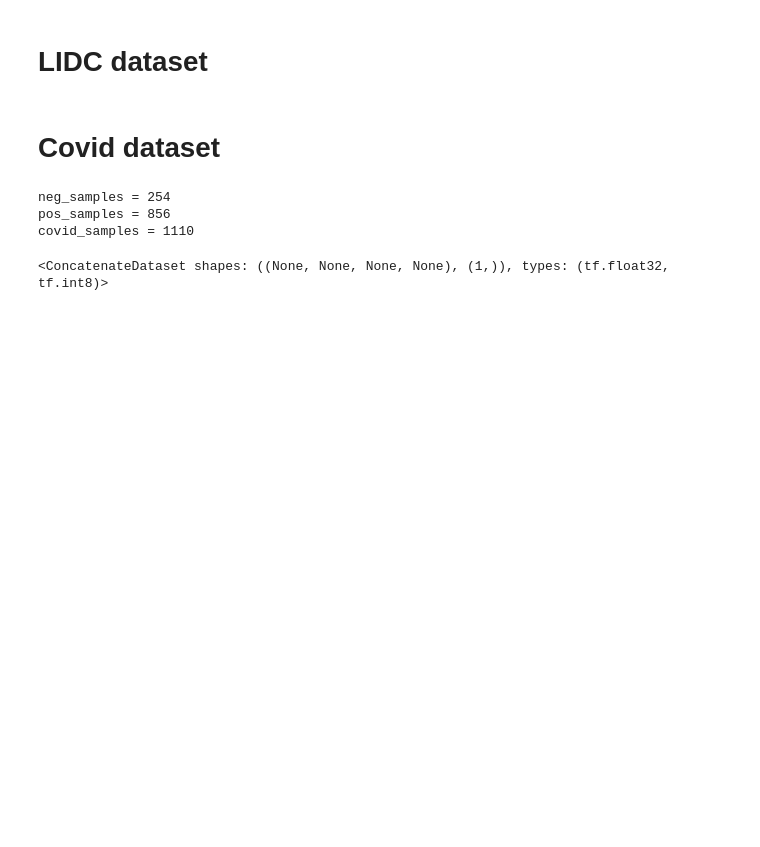
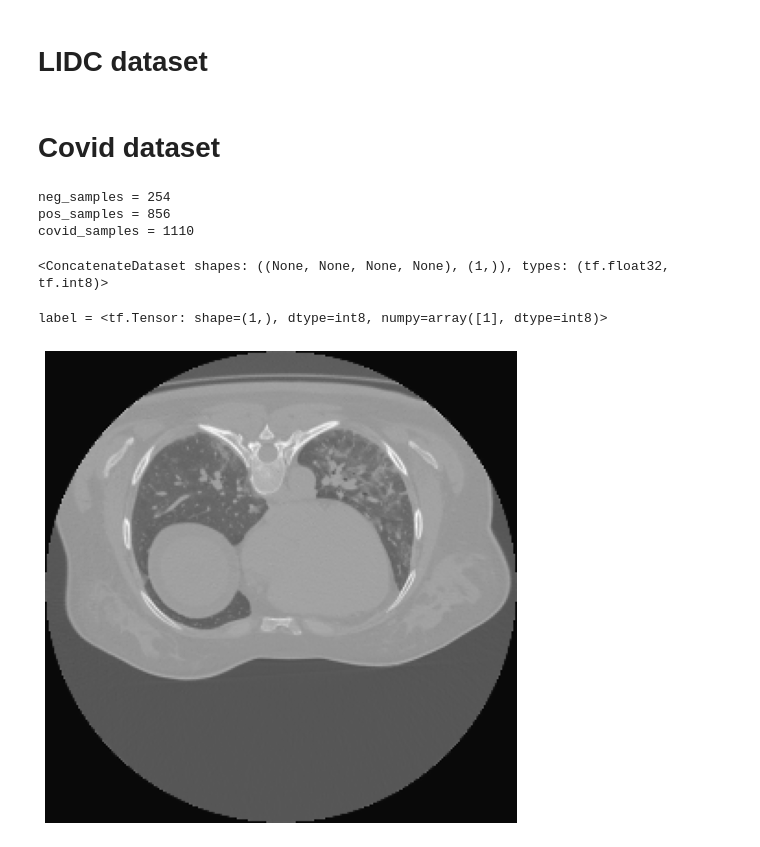
Before and after one commit to ceccoemi/ct-scan-ml, a Jupyter notebook: covid.ipynb, the cells around one changed output. Cells and saved outputs as stored; diff of their text form; code cells hidden in the pictures; blank space fills up the shorter version.

```diff
--- a/covid.ipynb
+++ b/covid.ipynb
@@ -41,6 +42,16 @@ matplotlib.rcParams.update({"font.size": 15})
 tf.compat.v1.logging.set_verbosity(tf.compat.v1.logging.ERROR)
 # %% [markdown]
 # LIDC dataset
+# %%
+def scaler(x, label):
+    def numpy_transform(x):
+        qt = QuantileTransformer()
+        raw = qt.fit_transform(x.reshape((-1, 1))).reshape(x.shape)
+        return 1 / (1 + np.exp(-(raw - 0.7) / 0.2))
+
+    scaled_x = tf.numpy_function(numpy_transform, [x], tf.float32)
+    scaled_x.set_shape(SCAN_SHAPE)
+    return scaled_x, label
 # %%
 """
 Load the LIDC dataset. Its elements are of the form:
@@ -48,13 +59,13 @@ Load the LIDC dataset. Its elements are of the form:
 
 Where scan is a 3D volume of size (64, 192, 224, 1)
 """
-lidc_dataset = tfrecord_labeled_dataset(LIDC_NUM_NODULES_TFRECORD)
-lidc_dataset = lidc_dataset.map(
-    normalize_labeled, num_parallel_calls=tf.data.experimental.AUTOTUNE
+lidc_dataset = (
+    tfrecord_labeled_dataset(LIDC_TOT_NUM_NODULES_TFRECORD)
+    # .map(normalize_labeled, num_parallel_calls=tf.data.experimental.AUTOTUNE)
+    .map(scaler, num_parallel_calls=tf.data.experimental.AUTOTUNE)
 )
 # lidc_samples = sum(1 for _ in tqdm(lidc_dataset))
-lidc_samples = 293
-# lidc_samples = 797
+lidc_samples = 1010
 print(f"{lidc_samples = }")
 lidc_dataset
 # %%
@@ -199,7 +177,8 @@ neg_dataset = tf.data.Dataset.zip(
 # assert sum(1 for _ in tqdm(neg_dataset)) == neg_samples
 
 pos_x = tfrecord_dataset(
-    [CT_1_TFRECORD, CT_2_TFRECORD, CT_3_TFRECORD, CT_4_TFRECORD]
+    #[CT_1_TFRECORD, CT_2_TFRECORD, CT_3_TFRECORD, CT_4_TFRECORD]
+    [CT_4_TFRECORD]
 ).map(normalize, num_parallel_calls=tf.data.experimental.AUTOTUNE)
 # pos_samples = sum(1 for _ in tqdm(pos_x))
 pos_samples = 856  # CT-1 + CT-2 + CT-3 + CT-4
@@ -223,13 +202,19 @@ covid_samples = 1110
 # %%
 """
 Run this to have an idea of the elements of the covid_dataset.
 At this point, covid_dataset is not shuffled, so the elements are
 in order CT-0, CT-1, CT-2, CT-3, CT-4.
 
 For example, to see a CT-2 scan you must run .skip(950)
 """
-scan, label = next(iter(covid_dataset.skip(950)))
+scan, label = next(iter(covid_dataset.skip(254)))
 print(f"{label = }")
-#plot_volume_animation(scan, axis="y")
-plot_slice(scan, axis="y", index=150)
+#plot_volume_animation(scan)
+plot_slice(scan, index=23)
+plt.axis("off")
+plt.tight_layout()
+plt.savefig("ct-4.pdf")
+# %% [output]
+label = <tf.Tensor: shape=(1,), dtype=int8, numpy=array([1], dtype=int8)>
+[figure, added]
 # %%
```
Also changed, not shown: parts of 7 cells of this notebook, 7 other files.
